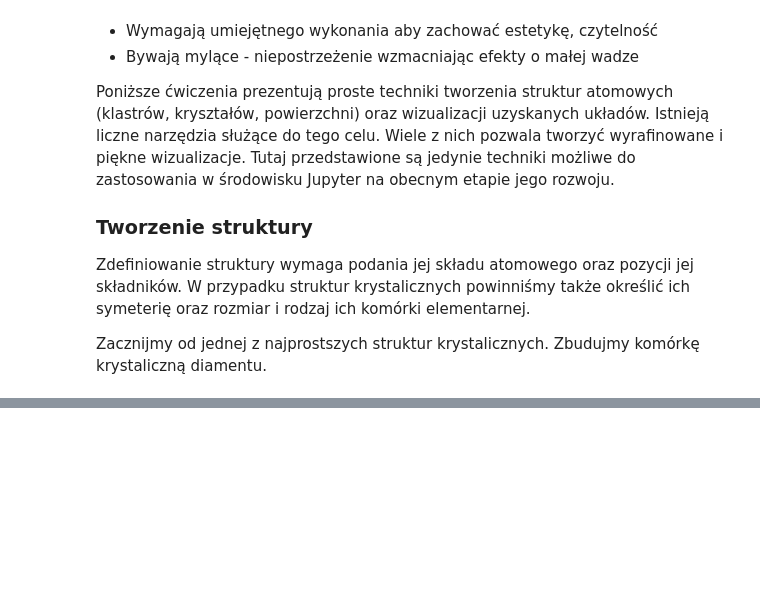
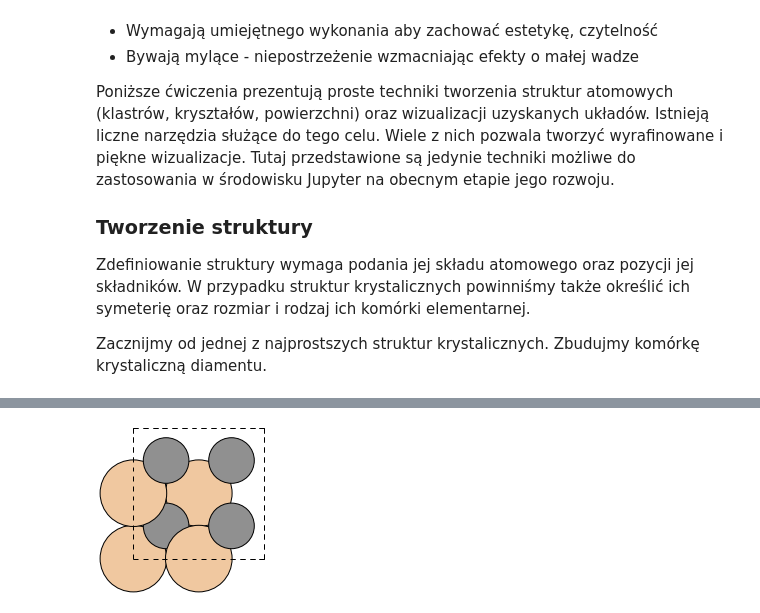
Before and after one commit to jochym/abinitio-workshop, a Jupyter notebook: notebooks/Wizualizacja.ipynb, the cells around one changed output, grey strips where cells are left out. Cells and saved outputs as stored; diff of their text form; code cells hidden in the pictures; blank space fills up the shorter version.

```diff
--- a/notebooks/Wizualizacja.ipynb
+++ b/notebooks/Wizualizacja.ipynb
@@ -30,0 +61,16 @@ Zacznijmy od jednej z najprostszych struktur krystalicznych. Zbudujmy komórkę
+# %%
+a=4.3596                                         # Stała sieci w Angstromach
+SiC = crystal(['Si', 'C'],                       # Lista pierwiastków w krysztale
+                [(0, 0, 0), (0.25, 0.25, 0.25)], # Pozycje atomów (jako ułamki stałych sieci)
+                spacegroup=216,                  # Numer grupy symetrii (216 = Blenda Cynkowa = F-43m)
+                cellpar=[a, a, a, 90, 90, 90])   # Komórka elementarna (a, b, c, alpha, beta, gamma)
+# %%
+# Interakcja
+@interact(x=(0.0,180),y=(0.0,180),c=fixed(SiC))
+def show_cryst(x,y,c):
+    f=BytesIO()
+    ase.io.write(f, c, show_unit_cell=2, format='png',
+                 rotation='%.0fy,%.0fx' % (y,x), scale=30)
+    return Image(data=bytes(f.getbuffer()),format='png')
+# %% [output]
+[figure, added]
```
Also changed, not shown: parts of 5 cells of this notebook, 2 other files.
